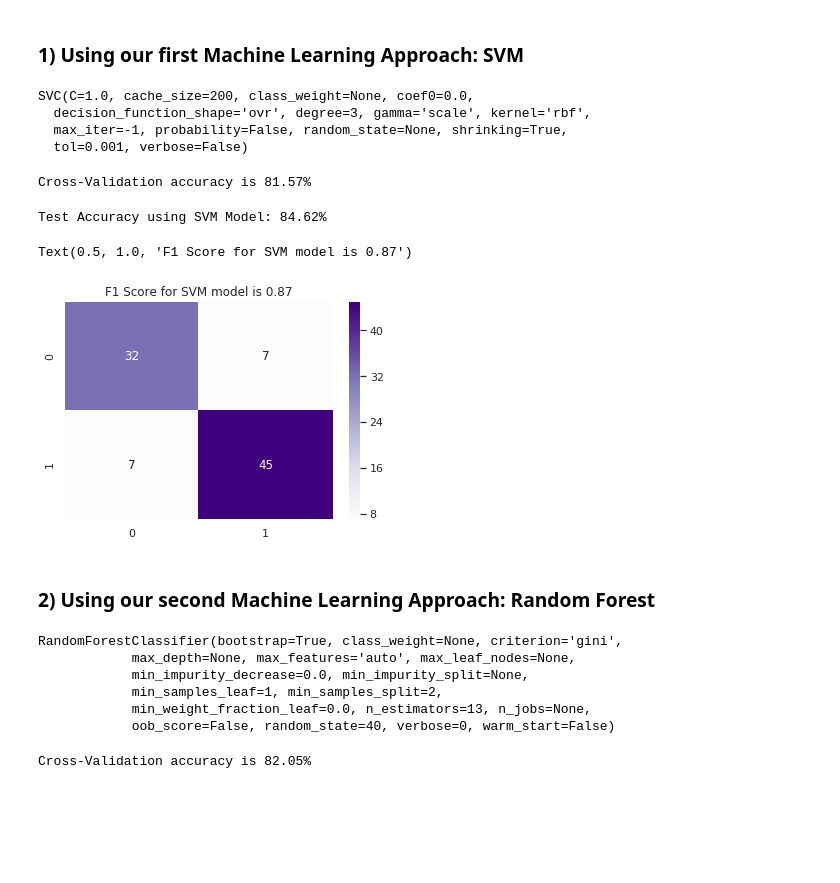
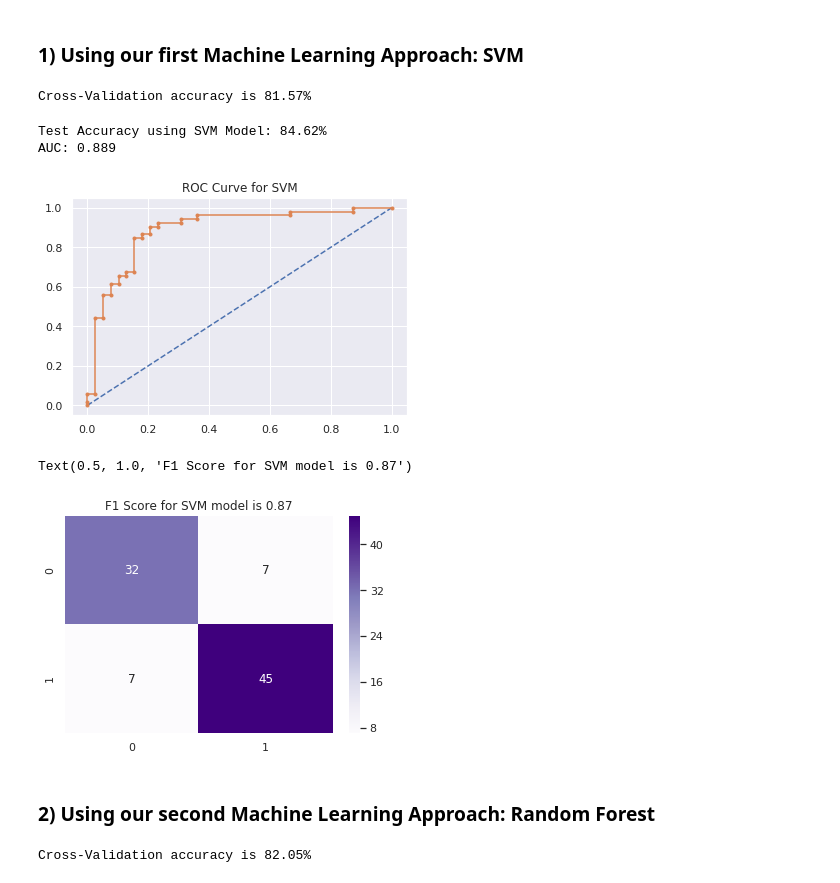
Before and after one commit to chauhan-nitin/UCI_HeartDisease, a Jupyter notebook: heartdisease.ipynb, the cells around one changed output. Drawn from its saved outputs; the diff is of its cells as text; code cells hidden in the pictures; blank space fills up the shorter version.

```diff
--- a/heartdisease.ipynb
+++ b/heartdisease.ipynb
@@ -243,14 +259,13 @@ def CrossVal(trainX,trainY,model):
 # %%
 # Start with Support Vector Machine for Binary Classification
 from sklearn import svm
-clf = svm.SVC(gamma='scale')
+clf = svm.SVC(gamma='scale', probability=True)
 # Creare a model with X_train and Y_train data
 clf.fit(X_train,Y_train)
+# predict probabilities
+probs = clf.predict_proba(X_test)
+# keep probabilities for the positive outcome only
+probs = probs[:, 1]
-# %% [output]
-SVC(C=1.0, cache_size=200, class_weight=None, coef0=0.0,
-  decision_function_shape='ovr', degree=3, gamma='scale', kernel='rbf',
-  max_iter=-1, probability=False, random_state=None, shrinking=True,
-  tol=0.001, verbose=False)
 # %%
 # Run the model on X_test to predict the target labels. Use cross-validation accuracy to check if model overfits or underfits
 predict1 = clf.predict(X_test)
@@ -262,17 +277,33 @@ Cross-Validation accuracy is 81.57%
 # %%
 # Compare the predicted target labels with Y_test
 from sklearn.metrics import accuracy_score,confusion_matrix, f1_score
 print("Test Accuracy using SVM Model: {:.2f}%".format(accuracy_score(Y_test,predict1)*100))
 # assign cnf_matrix with result of confusion_matrix array
 cnf_matrix = confusion_matrix(Y_test,predict1)
+
+# calculate AUC
+auc = roc_auc_score(Y_test, probs)
+print('AUC: %.3f' % auc)
+# calculate roc curve
+fpr, tpr, thresholds = roc_curve(Y_test, probs)
+# plot no skill
+plt.plot([0, 1], [0, 1], linestyle='--')
+# plot the roc curve for the model
+plt.plot(fpr, tpr, marker='.')
+plt.title("ROC Curve for SVM")
+# show the plot
+plt.show()
+
 #create a heat map
 sns.heatmap(pd.DataFrame(cnf_matrix), annot = True, cmap = 'Purples', fmt = 'd')
 svm_f1=f1_score(Y_test,predict1)
 plt.title('F1 Score for SVM model is {:.2f}'.format(svm_f1))
 # %% [output]
 Test Accuracy using SVM Model: 84.62%
+AUC: 0.889
+[figure, new version]
 Text(0.5, 1.0, 'F1 Score for SVM model is 0.87')
-[figure, old version]
+[figure, added]
 # %% [markdown]
 ### 2) Using our second Machine Learning Approach: Random Forest
 # %%
@@ -281,13 +312,10 @@ from sklearn.ensemble import RandomForestClassifier
 rf = RandomForestClassifier(n_estimators = 13,random_state = 40)
 # Creare a model with X_train and Y_train data
 rf.fit(X_train,Y_train)
+# predict probabilities
+probs = rf.predict_proba(X_test)
+# keep probabilities for the positive outcome only
+probs = probs[:, 1]
-# %% [output]
-RandomForestClassifier(bootstrap=True, class_weight=None, criterion='gini',
-            max_depth=None, max_features='auto', max_leaf_nodes=None,
-            min_impurity_decrease=0.0, min_impurity_split=None,
-            min_samples_leaf=1, min_samples_split=2,
-            min_weight_fraction_leaf=0.0, n_estimators=13, n_jobs=None,
-            oob_score=False, random_state=40, verbose=0, warm_start=False)
 # %%
 # Run the model on X_test to predict the target labels. Use cross-validation accuracy to check if model overfits or underfits
 predict2 = rf.predict(X_test)
```
Also changed, not shown: parts of 13 cells of this notebook.
